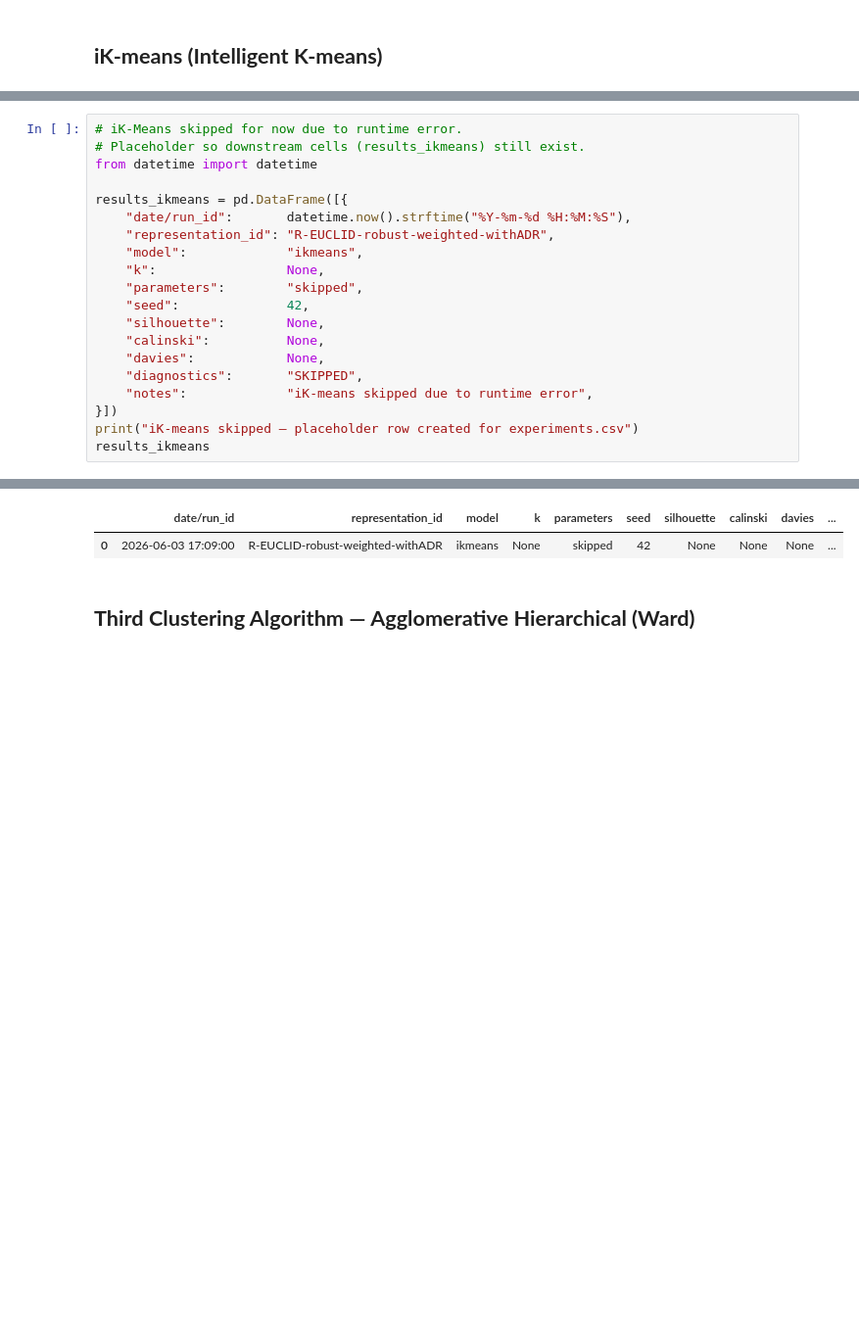
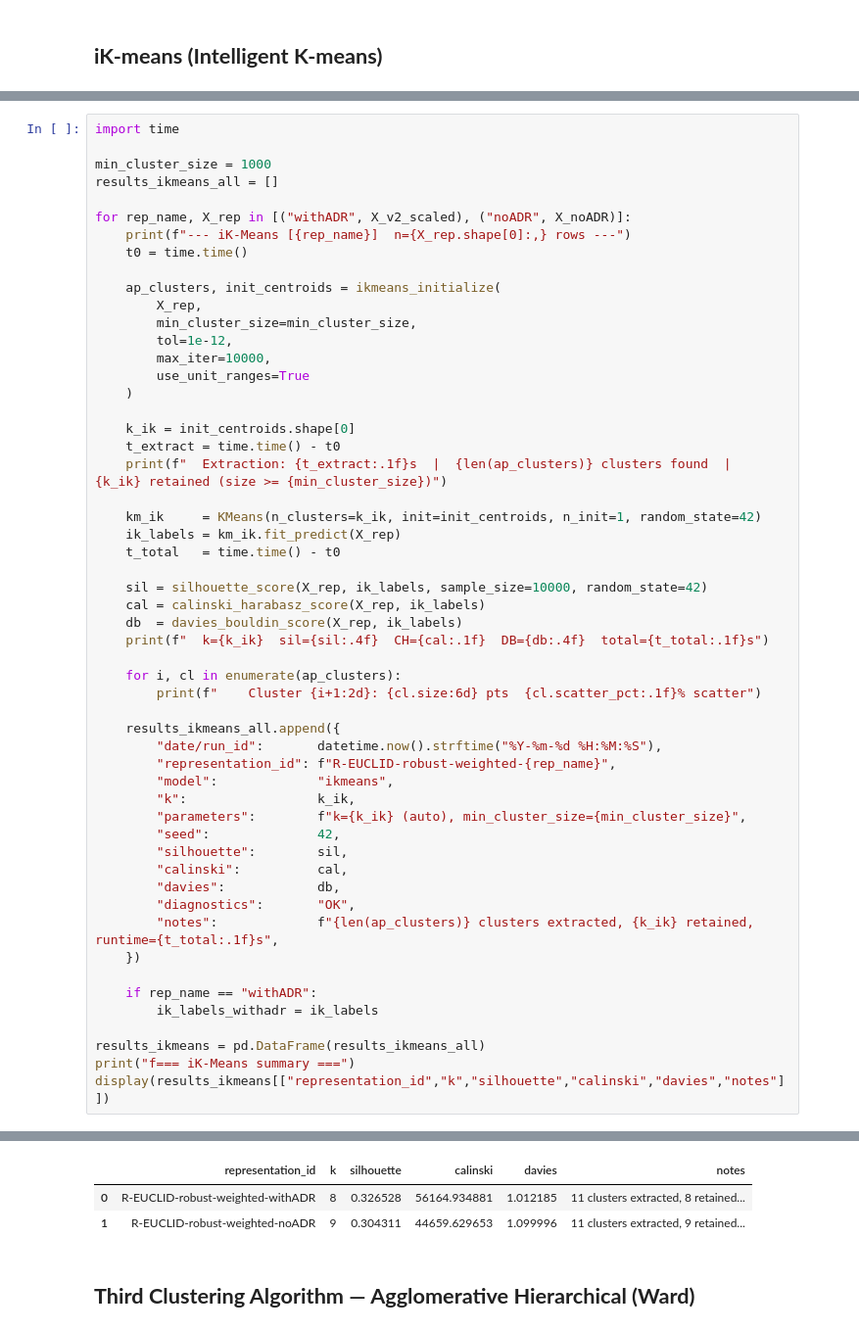
Before and after one commit to alexandreffs/UnsupervisedLearningProj, a Jupyter notebook: project.ipynb, the cells around one changed output, grey strips where cells are left out. Shown at 98% size. Saved outputs shown, nothing was run; the diff lists cells and outputs as text; blank space fills up the shorter version.

Commit message:
update de valores no report ikmeans com e sem adr  a funcionar (mudança de implemnt no report)(sensibility e sensitivity no csv

```diff
--- a/project.ipynb
+++ b/project.ipynb
@@ -786,22 +772,56 @@ def ikmeans_initialize(
     return ap_clusters, init_centroids
 # %%
-# iK-Means skipped for now due to runtime error.
-# Placeholder so downstream cells (results_ikmeans) still exist.
-from datetime import datetime
+import time
 
-results_ikmeans = pd.DataFrame([{
-    "date/run_id":       datetime.now().strftime("%Y-%m-%d %H:%M:%S"),
-    "representation_id": "R-EUCLID-robust-weighted-withADR",
-    "model":             "ikmeans",
-    "k":                 None,
-    "parameters":        "skipped",
-    "seed":              42,
-    "silhouette":        None,
-    "calinski":          None,
-    "davies":            None,
-    "diagnostics":       "SKIPPED",
-    "notes":             "iK-means skipped due to runtime error",
-}])
-print("iK-means skipped — placeholder row created for experiments.csv")
-results_ikmeans
+min_cluster_size = 1000
+results_ikmeans_all = []
+
+for rep_name, X_rep in [("withADR", X_v2_scaled), ("noADR", X_noADR)]:
+    print(f"--- iK-Means [{rep_name}]  n={X_rep.shape[0]:,} rows ---")
+    t0 = time.time()
+
+    ap_clusters, init_centroids = ikmeans_initialize(
+        X_rep,
+        min_cluster_size=min_cluster_size,
+        tol=1e-12,
+        max_iter=10000,
+        use_unit_ranges=True
+    )
+
+    k_ik = init_centroids.shape[0]
+    t_extract = time.time() - t0
+    print(f"  Extraction: {t_extract:.1f}s  |  {len(ap_clusters)} clusters found  |  {k_ik} retained (size >= {min_cluster_size})")
+
+    km_ik     = KMeans(n_clusters=k_ik, init=init_centroids, n_init=1, random_state=42)
+    ik_labels = km_ik.fit_predict(X_rep)
+    t_total   = time.time() - t0
+
+    sil = silhouette_score(X_rep, ik_labels, sample_size=10000, random_state=42)
+    cal = calinski_harabasz_score(X_rep, ik_labels)
+    db  = davies_bouldin_score(X_rep, ik_labels)
+    print(f"  k={k_ik}  sil={sil:.4f}  CH={cal:.1f}  DB={db:.4f}  total={t_total:.1f}s")
+
+    for i, cl in enumerate(ap_clusters):
+        print(f"    Cluster {i+1:2d}: {cl.size:6d} pts  {cl.scatter_pct:.1f}% scatter")
+
+    results_ikmeans_all.append({
+        "date/run_id":       datetime.now().strftime("%Y-%m-%d %H:%M:%S"),
+        "representation_id": f"R-EUCLID-robust-weighted-{rep_name}",
+        "model":             "ikmeans",
+        "k":                 k_ik,
+        "parameters":        f"k={k_ik} (auto), min_cluster_size={min_cluster_size}",
+        "seed":              42,
+        "silhouette":        sil,
+        "calinski":          cal,
+        "davies":            db,
+        "diagnostics":       "OK",
+        "notes":             f"{len(ap_clusters)} clusters extracted, {k_ik} retained, runtime={t_total:.1f}s",
+    })
+
+    if rep_name == "withADR":
+        ik_labels_withadr = ik_labels
+
+results_ikmeans = pd.DataFrame(results_ikmeans_all)
+print("f=== iK-Means summary ===")
+display(results_ikmeans[["representation_id","k","silhouette","calinski","davies","notes"]])
 # %% [output]
@@ -809,5 +845,6 @@ iK-means skipped — placeholder row created for experiments.csv
-|  | date/run_id | representation_id | model | k | parameters | seed | silhouette | calinski | davies | ... |
-| 0 | 2026-06-03 17:09:00 | R-EUCLID-robust-weighted-withADR | ikmeans | None | skipped | 42 | None | None | None | ... |
+|  | representation_id | k | silhouette | calinski | davies | notes |
+| 0 | R-EUCLID-robust-weighted-withADR | 8 | 0.326528 | 56164.934881 | 1.012185 | 11 clusters extracted, 8 retained... |
+| 1 | R-EUCLID-robust-weighted-noADR | 9 | 0.304311 | 44659.629653 | 1.099996 | 11 clusters extracted, 9 retained... |
 # %% [markdown]
 ## **Third Clustering Algorithm — Agglomerative Hierarchical (Ward)**
 # %%
```
Also changed, not shown: parts of 7 cells of this notebook, 4 other files.
